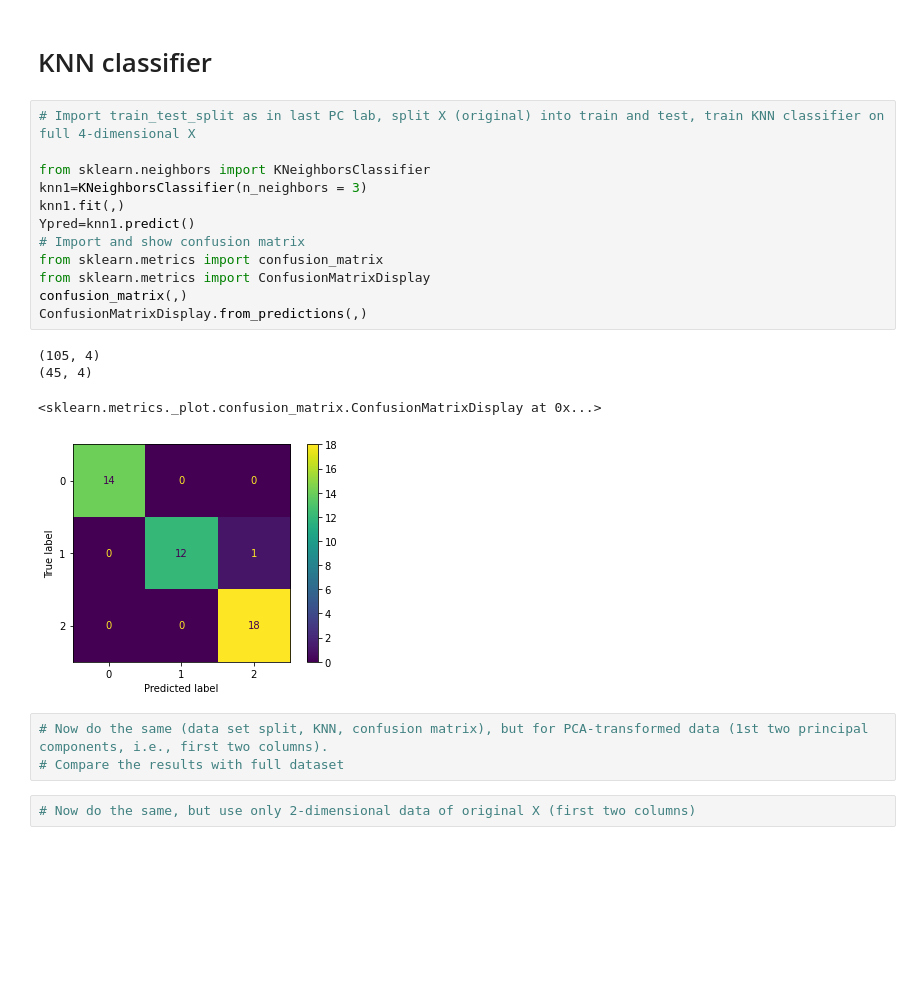
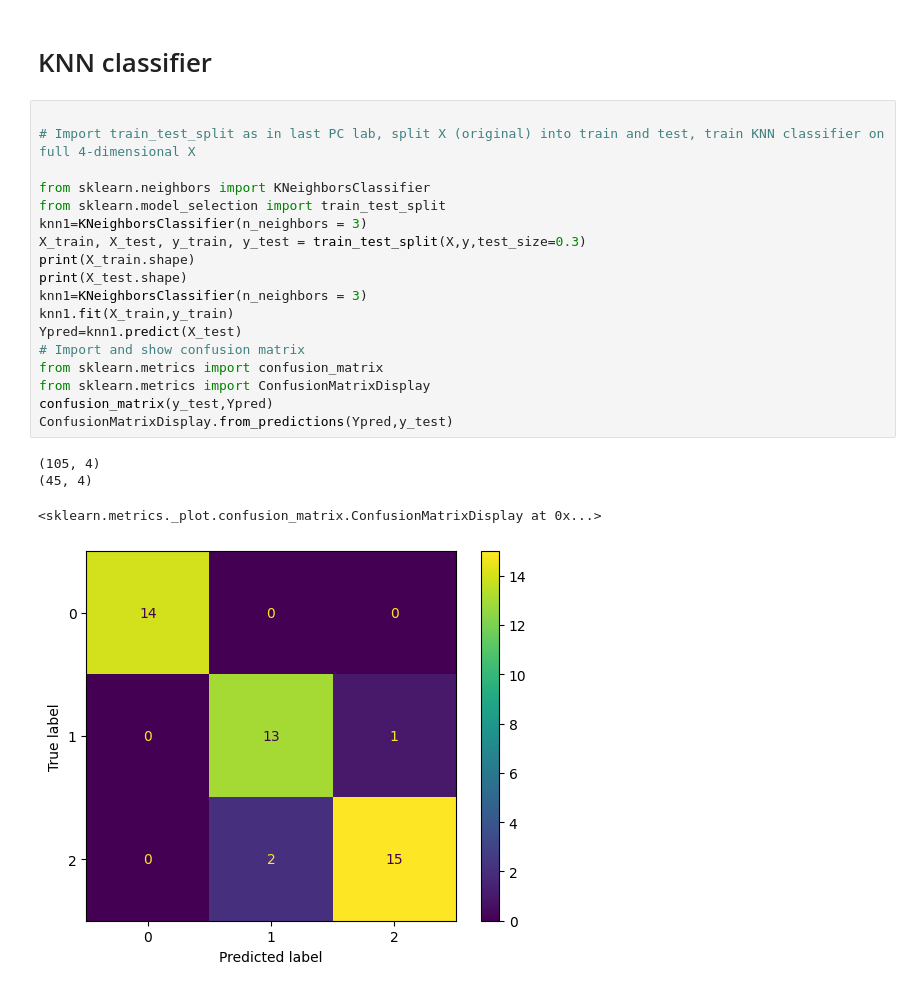
Before and after one commit to mrbutterfly105/Exercises, a Jupyter notebook: Lab_04/MPA_MLF_PCA_2_students.ipynb, the cells around one changed output. Cells and saved outputs as stored; diff of their text form; blank space fills up the shorter version.

```diff
--- a/Lab_04/MPA_MLF_PCA_2_students.ipynb
+++ b/Lab_04/MPA_MLF_PCA_2_students.ipynb
@@ -94,24 +101,25 @@ array([0.72962445, 0.22850762, 0.03668922])
 # %% [markdown]
 # KNN classifier
 # %%
+
 # Import train_test_split as in last PC lab, split X (original) into train and test, train KNN classifier on full 4-dimensional X
 
 from sklearn.neighbors import KNeighborsClassifier
+from sklearn.model_selection import train_test_split
 knn1=KNeighborsClassifier(n_neighbors = 3)
-knn1.fit(,)
-Ypred=knn1.predict()
+X_train, X_test, y_train, y_test = train_test_split(X,y,test_size=0.3)
+print(X_train.shape)
+print(X_test.shape)
+knn1=KNeighborsClassifier(n_neighbors = 3)
+knn1.fit(X_train,y_train)
+Ypred=knn1.predict(X_test)
 # Import and show confusion matrix
 from sklearn.metrics import confusion_matrix
 from sklearn.metrics import ConfusionMatrixDisplay
-confusion_matrix(,)
-ConfusionMatrixDisplay.from_predictions(,)
+confusion_matrix(y_test,Ypred)
+ConfusionMatrixDisplay.from_predictions(Ypred,y_test)
 # %% [output]
 (105, 4)
 (45, 4)
 <sklearn.metrics._plot.confusion_matrix.ConfusionMatrixDisplay at 0x...>
-[figure, old version]
+[figure, new version]
-# %%
-# Now do the same (data set split, KNN, confusion matrix), but for PCA-transformed data (1st two principal components, i.e., first two columns).
-# Compare the results with full dataset
-# %%
-# Now do the same, but use only 2-dimensional data of original X (first two columns)
```
Also changed, not shown: parts of 5 cells of this notebook.
